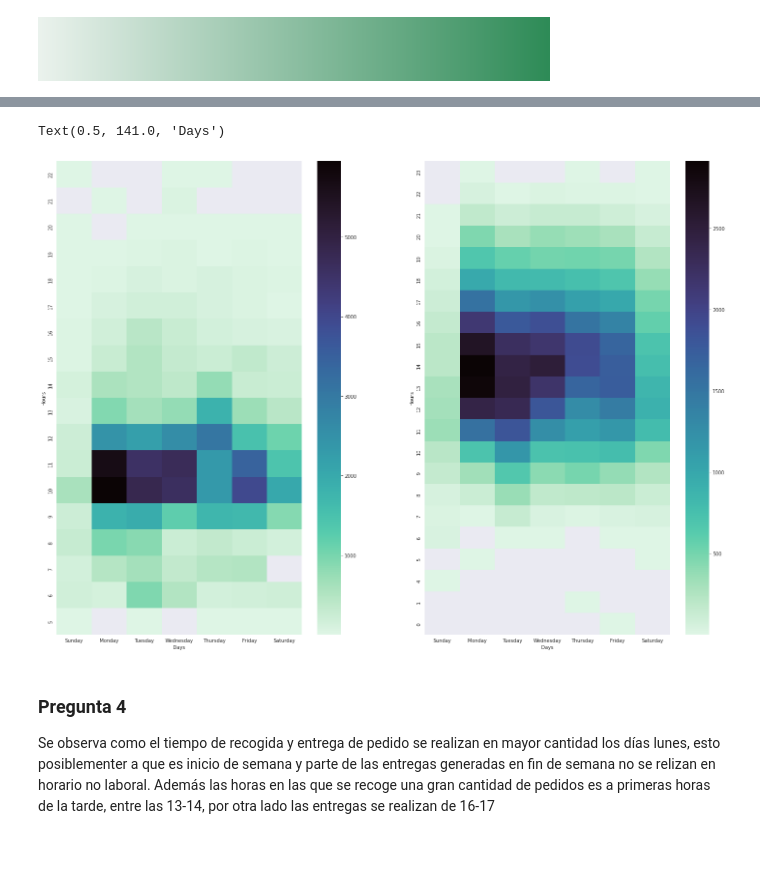
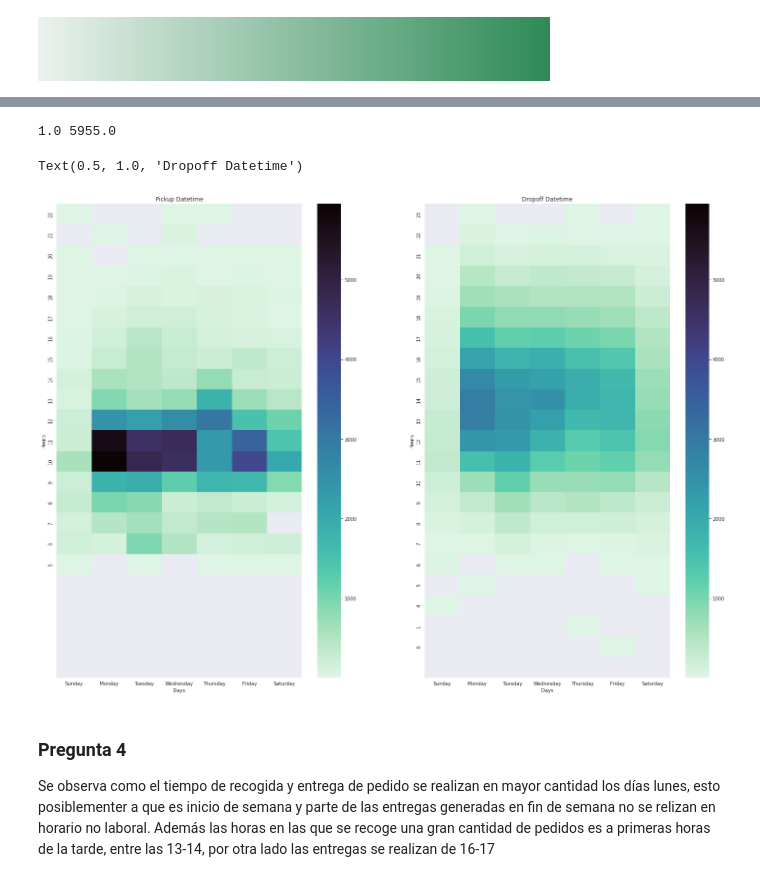
Before and after one commit to AlexVelezLl/ProyectoICD, a Jupyter notebook: notebooks/preguntas_4.ipynb, the cells around one changed output, grey strips where cells are left out. Cells and saved outputs as stored; diff of their text form; code cells hidden in the pictures; blank space fills up the shorter version.

```diff
--- a/notebooks/preguntas_4.ipynb
+++ b/notebooks/preguntas_4.ipynb
@@ -30,22 +30,25 @@ columns_to_change=[
 for i in columns_to_change:
     deliveries[i]=pd.to_datetime(deliveries[i]).dt.tz_localize('UTC').dt.tz_convert('America/Fortaleza')
 # %%
-deliveries['day']=deliveries.delivery_effective_dt.apply(lambda x: x.strftime('%A'))
+# deliveries['day']=deliveries.delivery_effective_dt.apply(lambda x: x.strftime('%A'))
 # deliveries.groupby(pd.Grouper(freq='h',key='delivery_effective_dt')).sum()
 # %%
-deliveries.sort_values('day',inplace=True)
+# deliveries.sort_values('day',inplace=True)
 # %%
 def generate_pivot_table_day(key,df):
     columns_order=['Sunday','Monday','Tuesday','Wednesday','Thursday','Friday','Saturday']
+    day_colum=f'day_{key}'
+    df[day_colum]=df[key].apply(lambda x: x.strftime('%A'))
+
     df_reindex=df.set_index(key)
-    delivery_reindex=df_reindex.groupby([df_reindex.index.hour,'day']).count().reset_index()
-    t_pivot= pd.pivot_table(delivery_reindex, index=[key], columns='day',values="id")
+    delivery_reindex=df_reindex.groupby([df_reindex.index.hour,day_colum]).count().reset_index()
+    t_pivot= pd.pivot_table(delivery_reindex, index=[key], columns=day_colum,values="id")
     t_pivot=t_pivot.reindex(columns_order,axis=1)
     t_pivot.sort_index(level=0,ascending=False,inplace=True)
     return t_pivot
 # %%
 t_delivery_arrival_dt=generate_pivot_table_day('delivery_arrival_dt',deliveries)
-t_pickup_effective_dt=generate_pivot_table_day('pickup_effective_dt',deliveries)
+t_pickup_effective_dt=generate_pivot_table_day('pickup_dt',deliveries)
 # %%
 sbn.light_palette("seagreen", as_cmap=True)
 # %% [output]
@@ -53,15 +68,23 @@ sbn.light_palette("seagreen", as_cmap=True)
 # %%
 sbn.set_style('darkgrid')
 fig,axs= plt.subplots(1,2,figsize=(25,18))
-ax1=sbn.heatmap(t_pickup_effective_dt,ax=axs[0],cmap=sbn.color_palette("mako_r", as_cmap=True))
-ax2=sbn.heatmap(t_delivery_arrival_dt,ax=axs[1],cmap=sbn.color_palette("mako_r", as_cmap=True))
+mini=min(t_pickup_effective_dt.min().min(),t_delivery_arrival_dt.min().min())
+maxi=max(t_pickup_effective_dt.max().max(),t_delivery_arrival_dt.max().max())
+ax1=sbn.heatmap(t_pickup_effective_dt,ax=axs[0],cmap=sbn.color_palette("mako_r", as_cmap=True),vmin=mini, vmax=maxi)
+ax2=sbn.heatmap(t_delivery_arrival_dt,ax=axs[1],cmap=sbn.color_palette("mako_r", as_cmap=True),vmin=mini, vmax=maxi)
+print(mini,maxi)
+ax1.set_ylim(23,0)
+ax2.set_ylim(23,0)
 ax1.set_ylabel('Hours')
 ax2.set_ylabel('Hours')
 ax1.set_xlabel('Days')
 ax2.set_xlabel('Days')
+ax1.set_title('Pickup Datetime')
+ax2.set_title('Dropoff Datetime')
 # %% [output]
-Text(0.5, 141.0, 'Days')
+1.0 5955.0
+Text(0.5, 1.0, 'Dropoff Datetime')
-[figure, old version]
+[figure, new version]
 # %% [markdown]
 ### Pregunta 4
 
```
Also changed, not shown: parts of 6 cells of this notebook.
